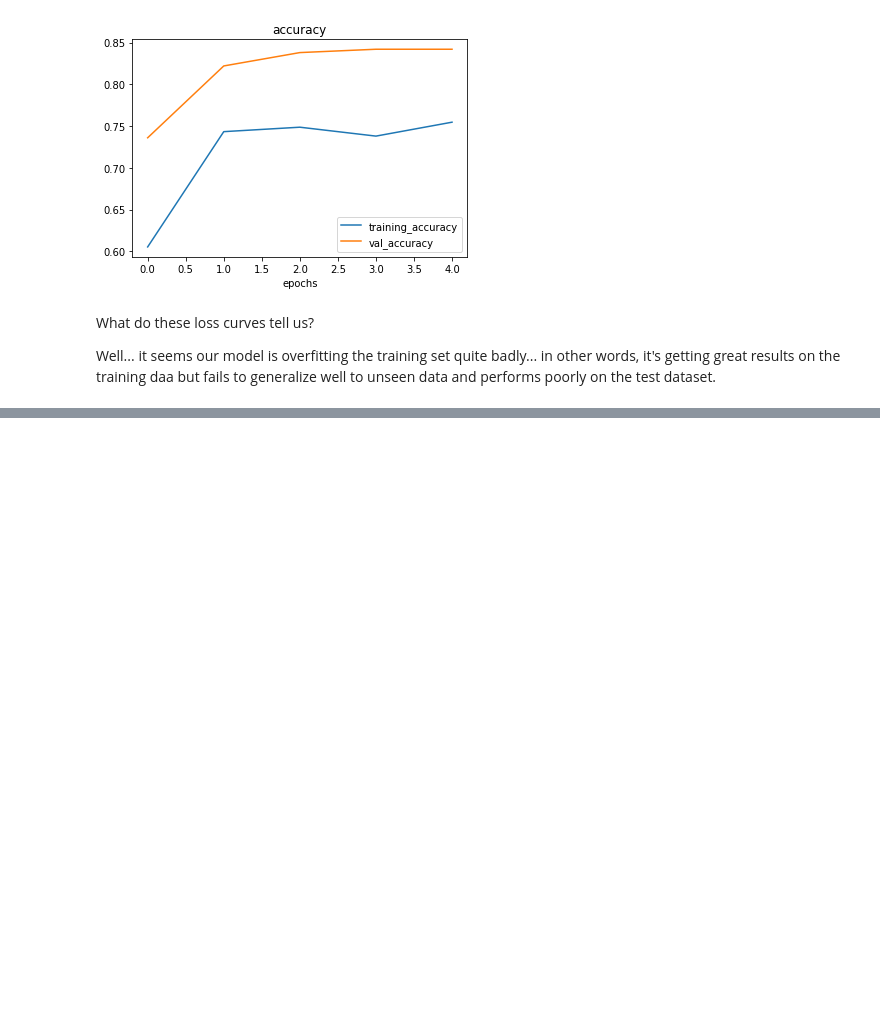
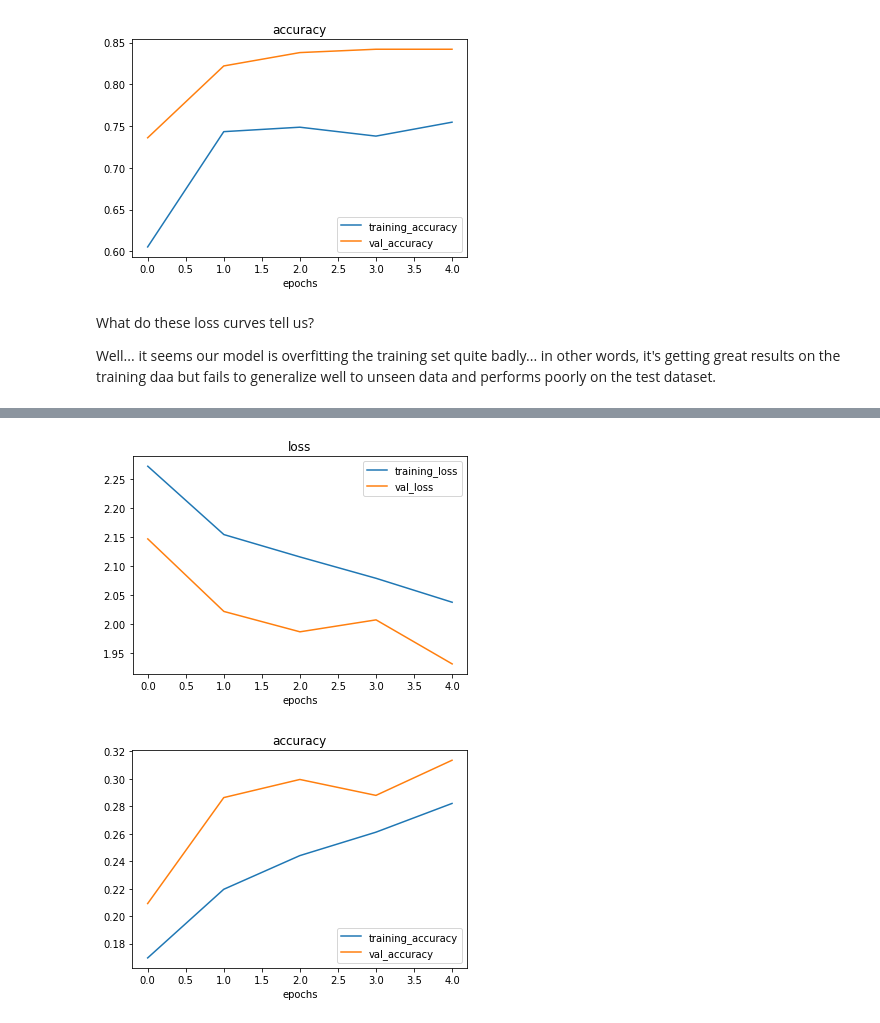
Before and after one commit to prachuryanath/TF-Learning, a Jupyter notebook: 03_convolutional_neural_networks_in_tensorflow.ipynb, the cells around one changed output, grey strips where cells are left out. Drawn from its saved outputs; the diff is of its cells as text; code cells hidden in the pictures; blank space fills up the shorter version.

```diff
--- a/03_convolutional_neural_networks_in_tensorflow.ipynb
+++ b/03_convolutional_neural_networks_in_tensorflow.ipynb
@@ -1228,0 +1288,13 @@ Well... it seems our model is overfitting the training set quite badly... in oth
+# %%
+# Create an augmented data generator instance
+train_datagen_augmented = ImageDataGenerator(rescale=1/255.,
+                                             rotation_range=0.2,
+                                             width_shift_range=0.2,
+                                             height_shift_range=0.2,
+                                             zoom_range=0.2,
+                                             horizontal_flip=True)
+
+train_data_augmented = train_datagen_augmented.flow_from_directory(train_dir,
+                                                                   target_size=(224, 224),
+                                                                   batch_size=32,
+                                                                   class_mode="categorical")
@@ -1228,0 +1307,15 @@ Well... it seems our model is overfitting the training set quite badly... in oth
+# %%
+# Clone the model (use the same architecture)
+model_11 = tf.keras.models.clone_model(model_10)
+
+# Compile the cloned model (same setup as used for model_10)
+model_11.compile(loss="categorical_crossentropy",
+              optimizer=tf.keras.optimizers.Adam(),
+              metrics=["accuracy"])
+
+# Fit the model
+history_11 = model_11.fit(train_data_augmented, # use augmented data
+                          epochs=5,
+                          steps_per_epoch=len(train_data_augmented),
+                          validation_data=test_data,
+                          validation_steps=len(test_data))
@@ -1228,0 +1333,6 @@ Well... it seems our model is overfitting the training set quite badly... in oth
+# %%
+# Check out our model's performance with augmented data
+plot_loss_curves(history_11)
+# %% [output]
+[figure, added]
+[figure, added]
```
Also changed, not shown: parts of 11 cells of this notebook.
